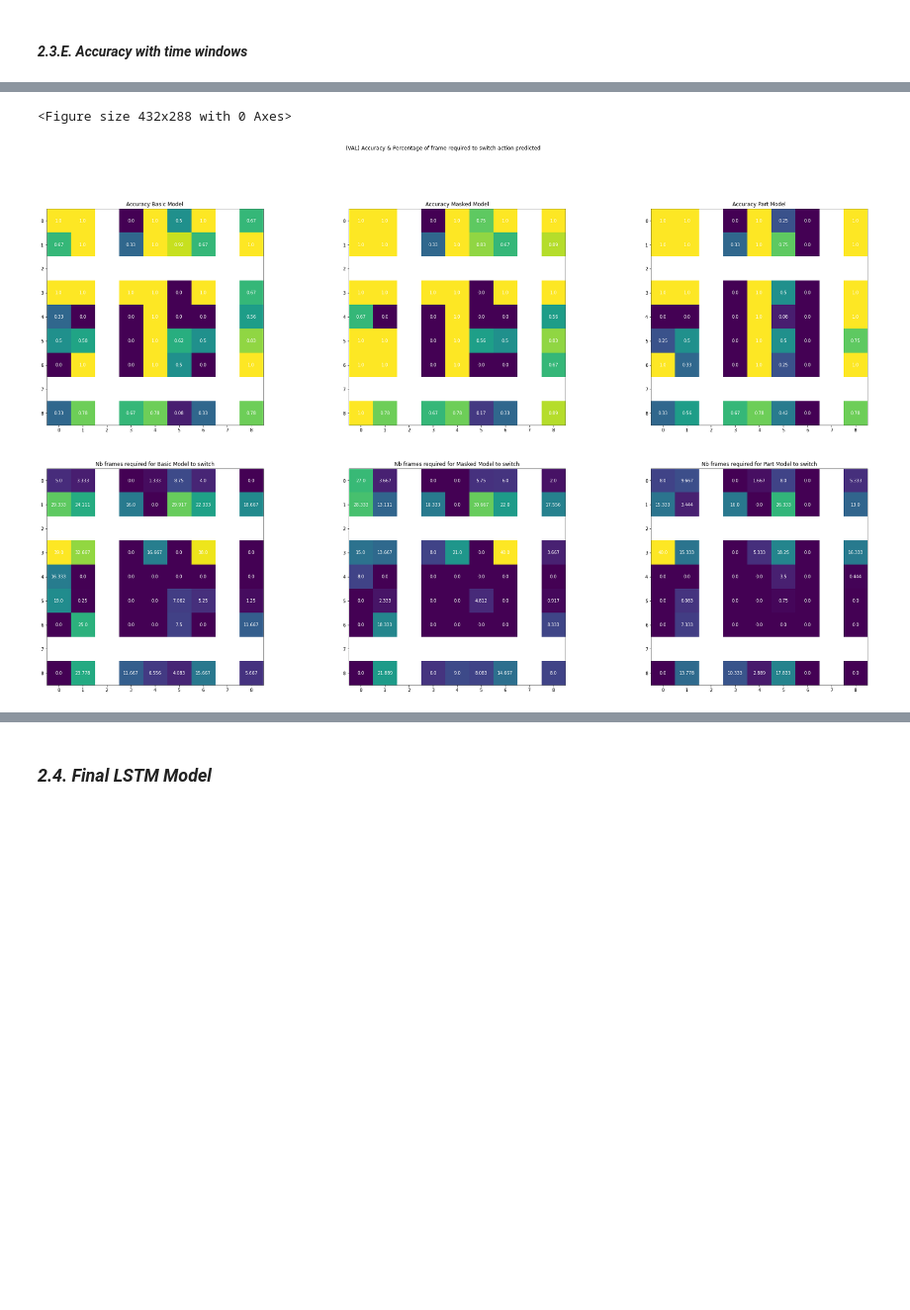
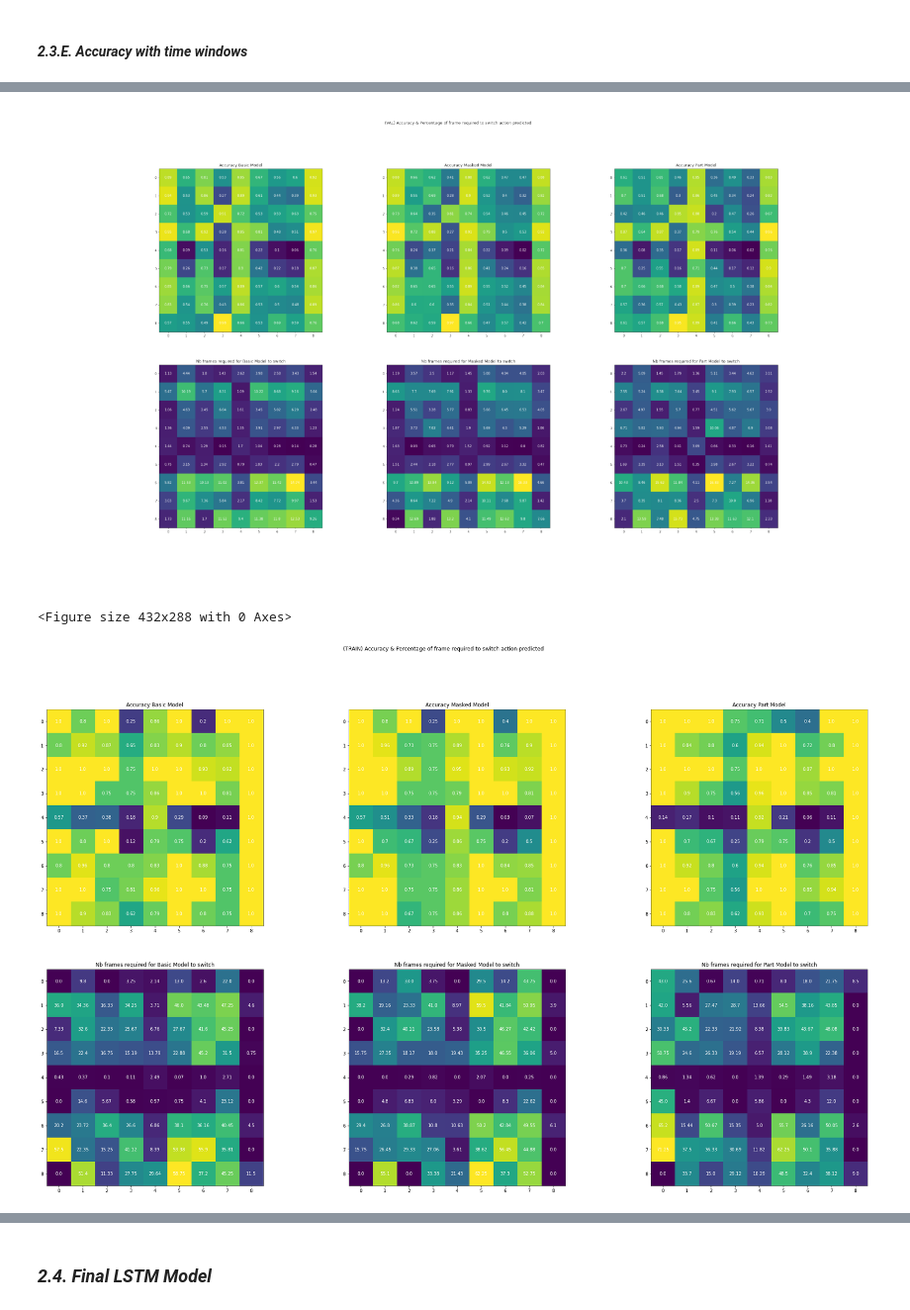
Before and after one commit to anthony-kobanda/human-action-recognition, a Jupyter notebook: model.ipynb, the cells around one changed output, grey strips where cells are left out. Shown at 99% size. Saved outputs shown, nothing was run; the diff lists cells and outputs as text; code cells hidden in the pictures; blank space fills up the shorter version.

```diff
--- a/model.ipynb
+++ b/model.ipynb
@@ -1135,5 +1131,5 @@ else:
 # %%
-if True:
+if False:
 
     plt.clf()
 
@@ -1169,5 +1165,4 @@ else:
     plt.imshow(img)
     plt.axis("off")
 # %% [output]
-<Figure size 432x288 with 0 Axes>
-[figure, old version]
+[figure, new version]
@@ -1173,0 +1172,42 @@ else:
+# %%
+train_result_successive_bis_3 = [accuracy_successive_bis(model, train_dataset3D, max_n=int(0.01*len(train_dataset3D)), window_size=75) for model in [model_LSTM03D, model_LSTM03D_masked, model_LSTM03D_part]]
+val_result_successive_bis_3 = [accuracy_successive_bis(model, val_dataset3D,max_n=int(0.05*len(val_dataset3D)), window_size=75) for model in [model_LSTM03D, model_LSTM03D_masked, model_LSTM03D_part]]
+# %%
+if True:
+
+    plt.clf()
+
+    fig, ax = plt.subplots(nrows=2, ncols=3)
+    fig.set_figheight(20)
+    fig.set_figwidth(35)
+
+    x = np.linspace(start=0.1, stop=1, num=10)
+    model_names = ["Basic", "Masked", "Part"]
+
+    for i in range(3):
+
+        ax[0][i].set_title("Accuracy {} Model".format(model_names[i]))
+        ax[0][i].imshow(train_result_successive_bis_3[i][0])
+        for j in range(len(classes)):
+            for k in range(len(classes)):
+                ax[0][i].text(j, k, round(train_result_successive_bis_3[i][0][k][j],2) , ha="center", va="center", color="w")
+
+        ax[1][i].set_title("Nb frames required for {} Model to switch".format(model_names[i]))
+        ax[1][i].imshow(train_result_successive_bis_3[i][1])
+        for j in range(len(classes)):
+            for k in range(len(classes)):
+                ax[1][i].text(j, k, round(train_result_successive_bis_3[i][1][k][j],2) , ha="center", va="center", color="w")
+
+    fig.suptitle("(TRAIN) Accuracy & Percentage of frame required to switch action predicted")
+    plt.savefig("./assets/accuracy_succesive_bis_train_3.png")
+    plt.show()
+
+else:
+
+    img = plt.imread("./assets/accuracy_succesive_bis_train_3.png")
+    plt.figure(figsize=(25,32))
+    plt.imshow(img)
+    plt.axis("off")
+# %% [output]
+<Figure size 432x288 with 0 Axes>
+[figure, added]
```
Also changed, not shown: parts of 18 cells of this notebook, 6 other files.
